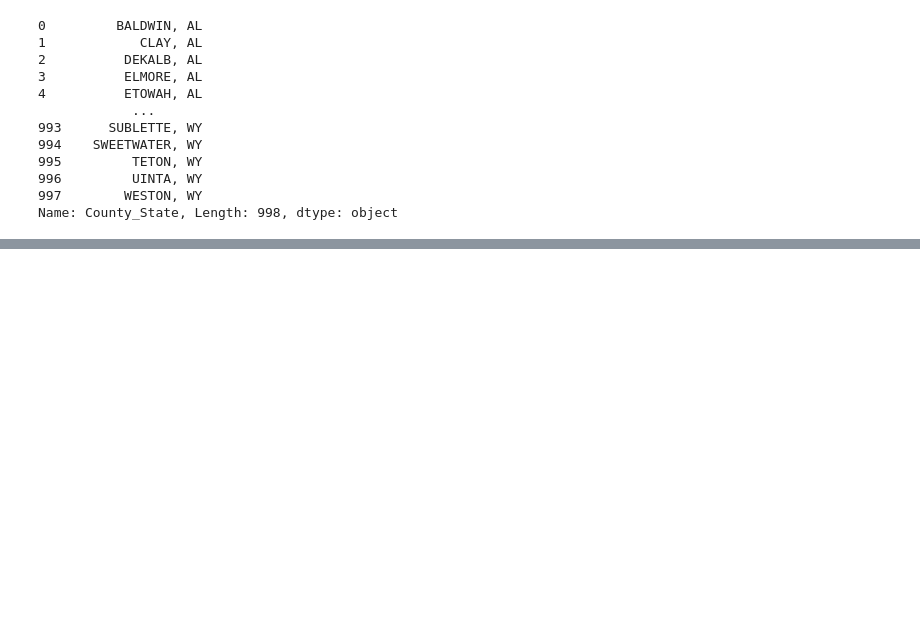
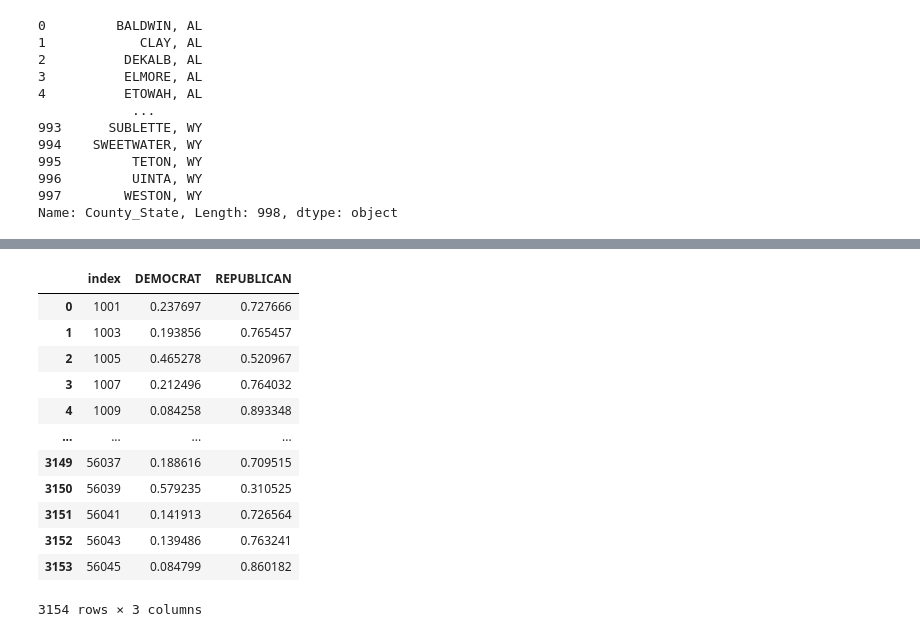
Before and after one commit to zedian/CS229-FinalProject, a Jupyter notebook: model_v2.ipynb, the cells around one changed output, grey strips where cells are left out. Saved outputs shown, nothing was run; the diff lists cells and outputs as text; code cells hidden in the pictures; blank space fills up the shorter version.

```diff
--- a/model_v2.ipynb
+++ b/model_v2.ipynb
@@ -125,0 +141,17 @@ model_v2.to_csv('model_v2.csv',index=False)
+# %%
+elec = pd.read_csv('election_data.csv')
+elec
+# %% [output]
+|  | index | DEMOCRAT | REPUBLICAN |
+| 0 | 1001 | 0.237697 | 0.727666 |
+| 1 | 1003 | 0.193856 | 0.765457 |
+| 2 | 1005 | 0.465278 | 0.520967 |
+| 3 | 1007 | 0.212496 | 0.764032 |
+| 4 | 1009 | 0.084258 | 0.893348 |
+| ... | ... | ... | ... |
+| 3149 | 56037 | 0.188616 | 0.709515 |
+| 3150 | 56039 | 0.579235 | 0.310525 |
+| 3151 | 56041 | 0.141913 | 0.726564 |
+| 3152 | 56043 | 0.139486 | 0.763241 |
+| 3153 | 56045 | 0.084799 | 0.860182 |
+3154 rows × 3 columns
```
Also changed, not shown: parts of 6 cells of this notebook, 8 other files.
